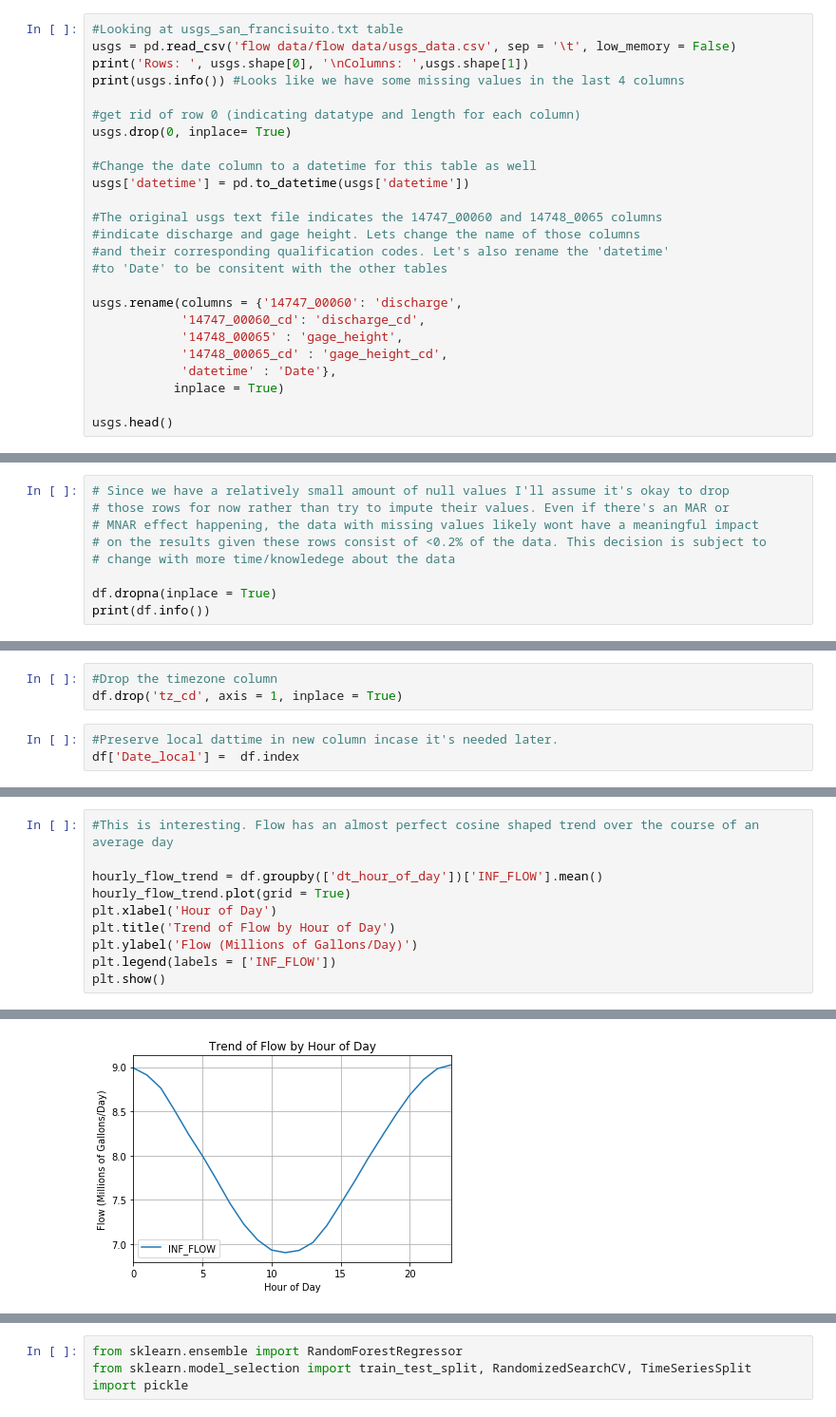
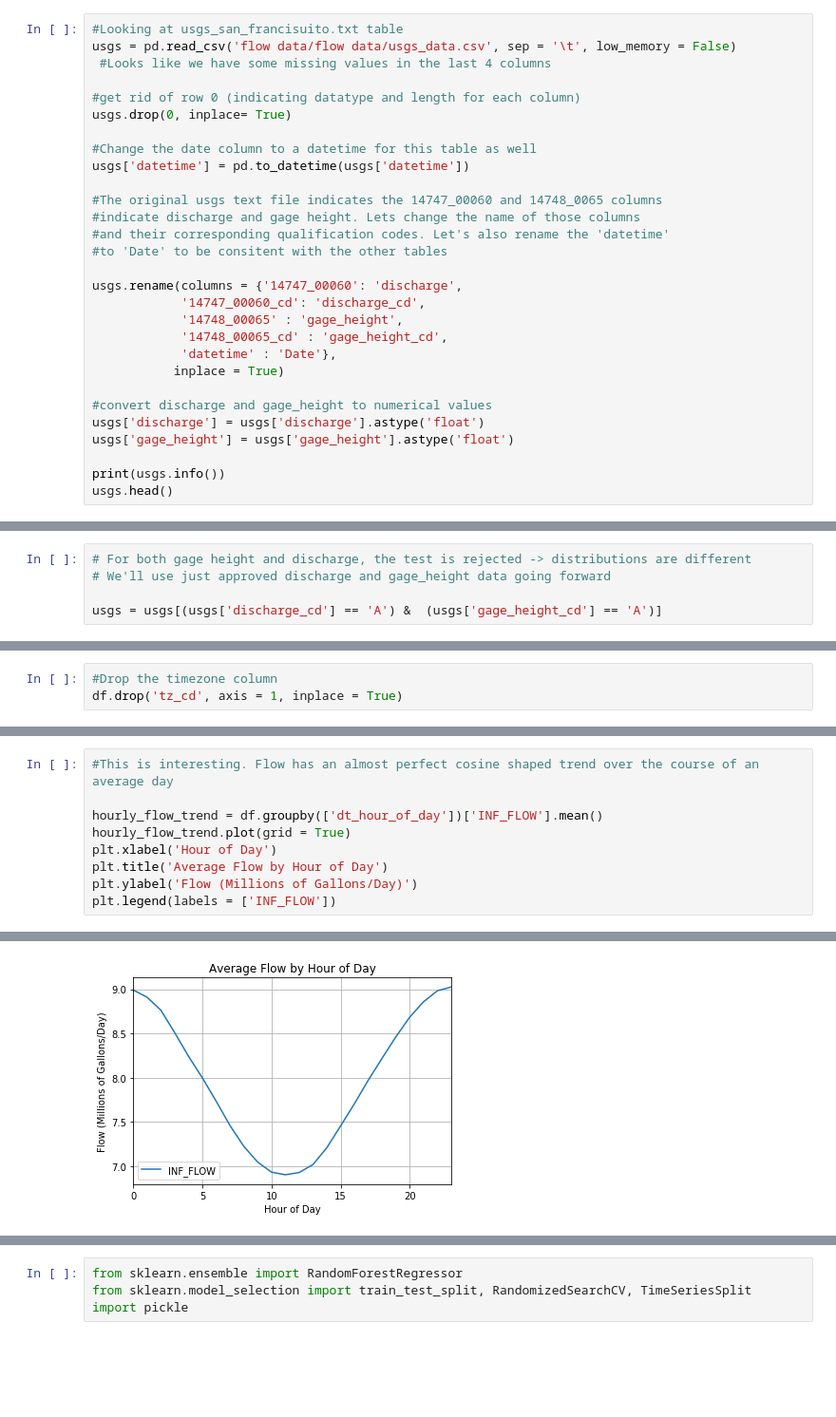
Before and after one commit to LucasXavierChurchman/plutoshift_flow, a Jupyter notebook: flow.ipynb, the cells around one changed output, grey strips where cells are left out. Shown at 95% size. Drawn from its saved outputs; the diff is of its cells as text; blank space fills up the shorter version.

```diff
--- a/flow.ipynb
+++ b/flow.ipynb
@@ -77,8 +78,7 @@ None
 # %%
 #Looking at usgs_san_francisuito.txt table
 usgs = pd.read_csv('flow data/flow data/usgs_data.csv', sep = '\t', low_memory = False)
-print('Rows: ', usgs.shape[0], '\nColumns: ',usgs.shape[1])
-print(usgs.info()) #Looks like we have some missing values in the last 4 columns
+ #Looks like we have some missing values in the last 4 columns
 
 #get rid of row 0 (indicating datatype and length for each column)
 usgs.drop(0, inplace= True)
@@ -98,5 +98,10 @@ usgs.rename(columns = {'14747_00060': 'discharge',
             'datetime' : 'Date'},
            inplace = True)
 
+#convert discharge and gage_height to numerical values
+usgs['discharge'] = usgs['discharge'].astype('float')
+usgs['gage_height'] = usgs['gage_height'].astype('float')
+
+print(usgs.info())
 usgs.head()
 # %% [output]
@@ -126,0 +164,5 @@ None
+# %%
+# For both gage height and discharge, the test is rejected -> distributions are different
+# We'll use just approved discharge and gage_height data going forward
+
+usgs = usgs[(usgs['discharge_cd'] == 'A') &  (usgs['gage_height_cd'] == 'A')]
@@ -189,9 +194,0 @@ dtype: int64
-# %%
-# Since we have a relatively small amount of null values I'll assume it's okay to drop
-# those rows for now rather than try to impute their values. Even if there's an MAR or
-# MNAR effect happening, the data with missing values likely wont have a meaningful impact
-# on the results given these rows consist of <0.2% of the data. This decision is subject to
-# change with more time/knowledege about the data
-
-df.dropna(inplace = True)
-print(df.info())
@@ -255,7 +232,4 @@ df.loc['2013-03-10 00:00:00':'2013-03-10 05:00:00'] #<- to show DST occuring
 # %%
 #Drop the timezone column
 df.drop('tz_cd', axis = 1, inplace = True)
-# %%
-#Preserve local dattime in new column incase it's needed later.
-df['Date_local'] =  df.index
 # %%
@@ -315,8 +276,7 @@ df.head()
 hourly_flow_trend = df.groupby(['dt_hour_of_day'])['INF_FLOW'].mean()
 hourly_flow_trend.plot(grid = True)
 plt.xlabel('Hour of Day')
-plt.title('Trend of Flow by Hour of Day')
+plt.title('Average Flow by Hour of Day')
 plt.ylabel('Flow (Millions of Gallons/Day)')
 plt.legend(labels = ['INF_FLOW'])
-plt.show()
 # %% [output]
@@ -323,4 +284,4 @@ plt.show()
-[figure, old version]
+[figure, new version]
 # %%
 sn.heatmap(df.corr())
 plt.show()
```
Also changed, not shown: parts of 48 cells of this notebook, 1 other file.
